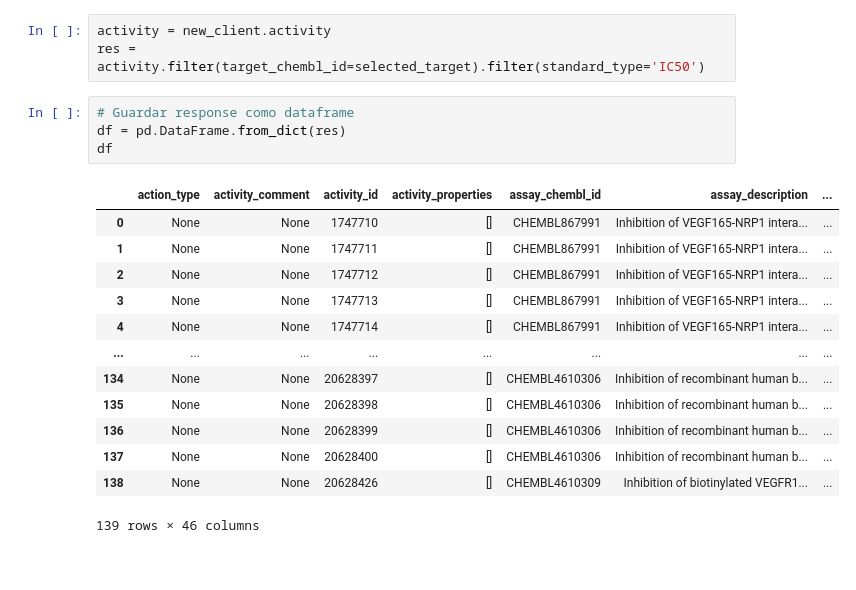
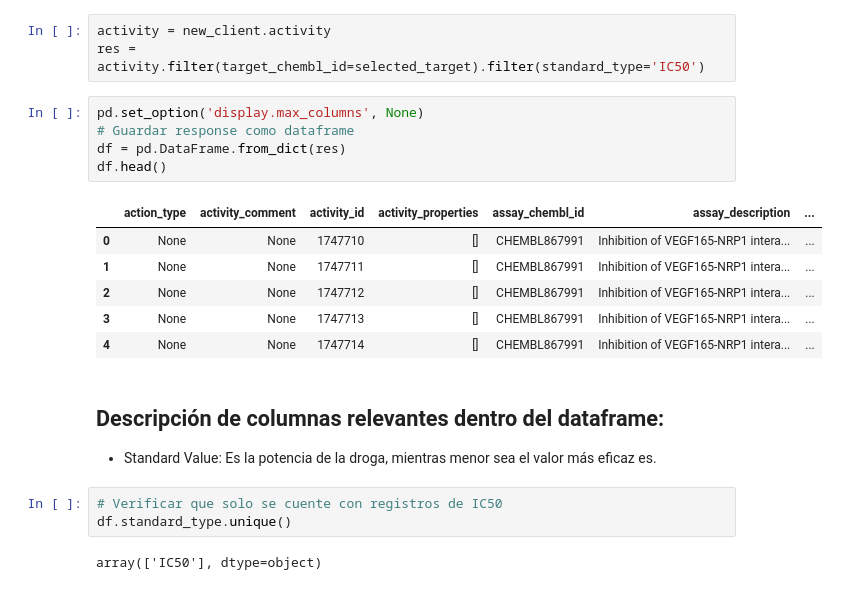
Before and after one commit to rromerov/Proyecto_Integrador, a Jupyter notebook: main.ipynb, the cells around one changed output. Saved outputs shown, nothing was run; the diff lists cells and outputs as text; blank space fills up the shorter version.

```diff
--- a/main.ipynb
+++ b/main.ipynb
@@ -73,20 +73,23 @@ Aqui vamos a recuperar los datos de bioactividad para la proteina VEGF165
 activity = new_client.activity
 res = activity.filter(target_chembl_id=selected_target).filter(standard_type='IC50')
 # %%
+pd.set_option('display.max_columns', None)
 # Guardar response como dataframe
 df = pd.DataFrame.from_dict(res)
-df
+df.head()
 # %% [output]
 |  | action_type | activity_comment | activity_id | activity_properties | assay_chembl_id | assay_description | ... |
 | 0 | None | None | 1747710 | [] | CHEMBL867991 | Inhibition of VEGF165-NRP1 intera... | ... |
 | 1 | None | None | 1747711 | [] | CHEMBL867991 | Inhibition of VEGF165-NRP1 intera... | ... |
 | 2 | None | None | 1747712 | [] | CHEMBL867991 | Inhibition of VEGF165-NRP1 intera... | ... |
 | 3 | None | None | 1747713 | [] | CHEMBL867991 | Inhibition of VEGF165-NRP1 intera... | ... |
 | 4 | None | None | 1747714 | [] | CHEMBL867991 | Inhibition of VEGF165-NRP1 intera... | ... |
-| ... | ... | ... | ... | ... | ... | ... | ... |
-| 134 | None | None | 20628397 | [] | CHEMBL4610306 | Inhibition of recombinant human b... | ... |
-| 135 | None | None | 20628398 | [] | CHEMBL4610306 | Inhibition of recombinant human b... | ... |
-| 136 | None | None | 20628399 | [] | CHEMBL4610306 | Inhibition of recombinant human b... | ... |
-| 137 | None | None | 20628400 | [] | CHEMBL4610306 | Inhibition of recombinant human b... | ... |
-| 138 | None | None | 20628426 | [] | CHEMBL4610309 | Inhibition of biotinylated VEGFR1... | ... |
-139 rows × 46 columns
+# %% [markdown]
+## Descripción de columnas relevantes dentro del dataframe:
+
+* Standard Value: Es la potencia de la droga, mientras menor sea el valor más eficaz es.
+# %%
+# Verificar que solo se cuente con registros de IC50
+df.standard_type.unique()
+# %% [output]
+array(['IC50'], dtype=object)
```
